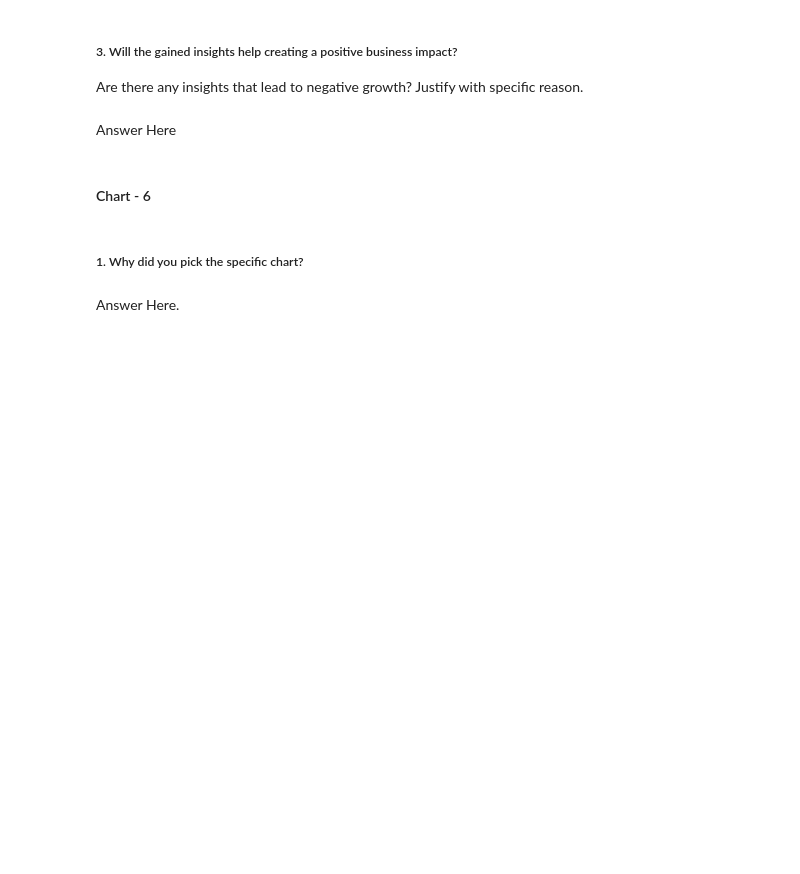
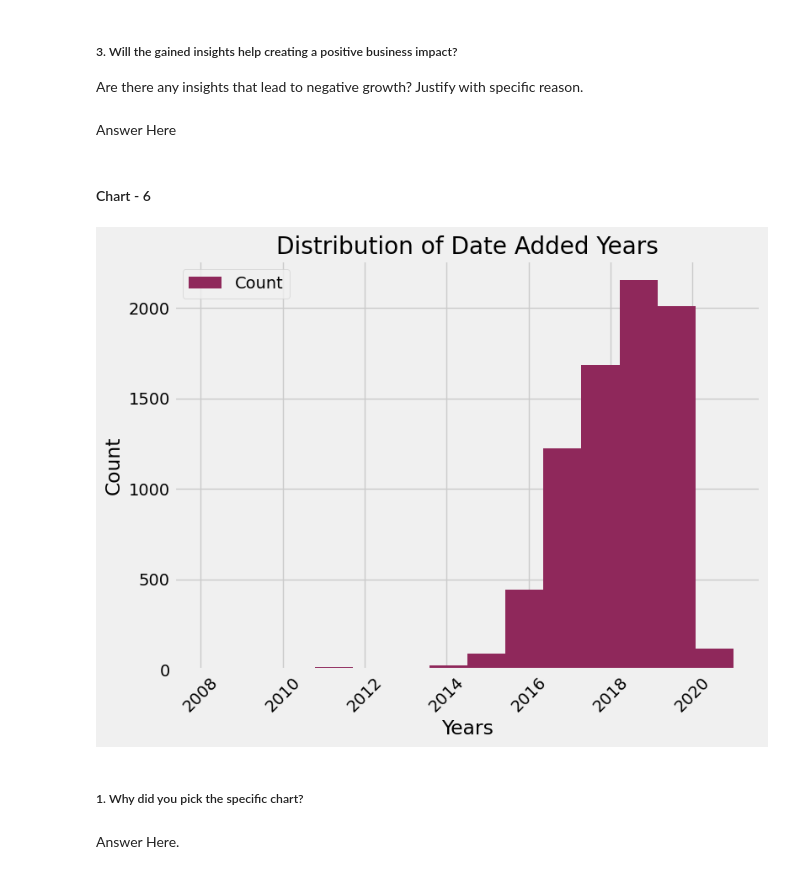
Before and after one commit to amol004/NETFLIX-MOVIES-AND-TV-SHOWS-CLUSTERING, a Jupyter notebook: NETFLIX_MOVIES_AND_TV_SHOWS_CLUSTERING.ipynb, the cells around one changed output. Saved outputs shown, nothing was run; the diff lists cells and outputs as text; code cells hidden in the pictures; blank space fills up the shorter version.

```diff
--- a/NETFLIX_MOVIES_AND_TV_SHOWS_CLUSTERING.ipynb
+++ b/NETFLIX_MOVIES_AND_TV_SHOWS_CLUSTERING.ipynb
@@ -518,3 +516,16 @@ Answer Here
+# %%
+# Chart - 6 visualization code
+plt.figure(figsize=(8,6))
+plt.hist(df['year_number'], bins=14, label='Count', color = "#8f285b" );
+plt.grid(True)
+plt.title('Distribution of Date Added Years')
+plt.xlabel('Years')
+plt.ylabel('Count')
+plt.xticks(rotation=45)
+plt.legend()
+plt.show()
+# %% [output]
+[figure, added]
 # %% [markdown]
 ##### 1. Why did you pick the specific chart?
 # %% [markdown]
```
Also changed, not shown: parts of 3 cells of this notebook.
